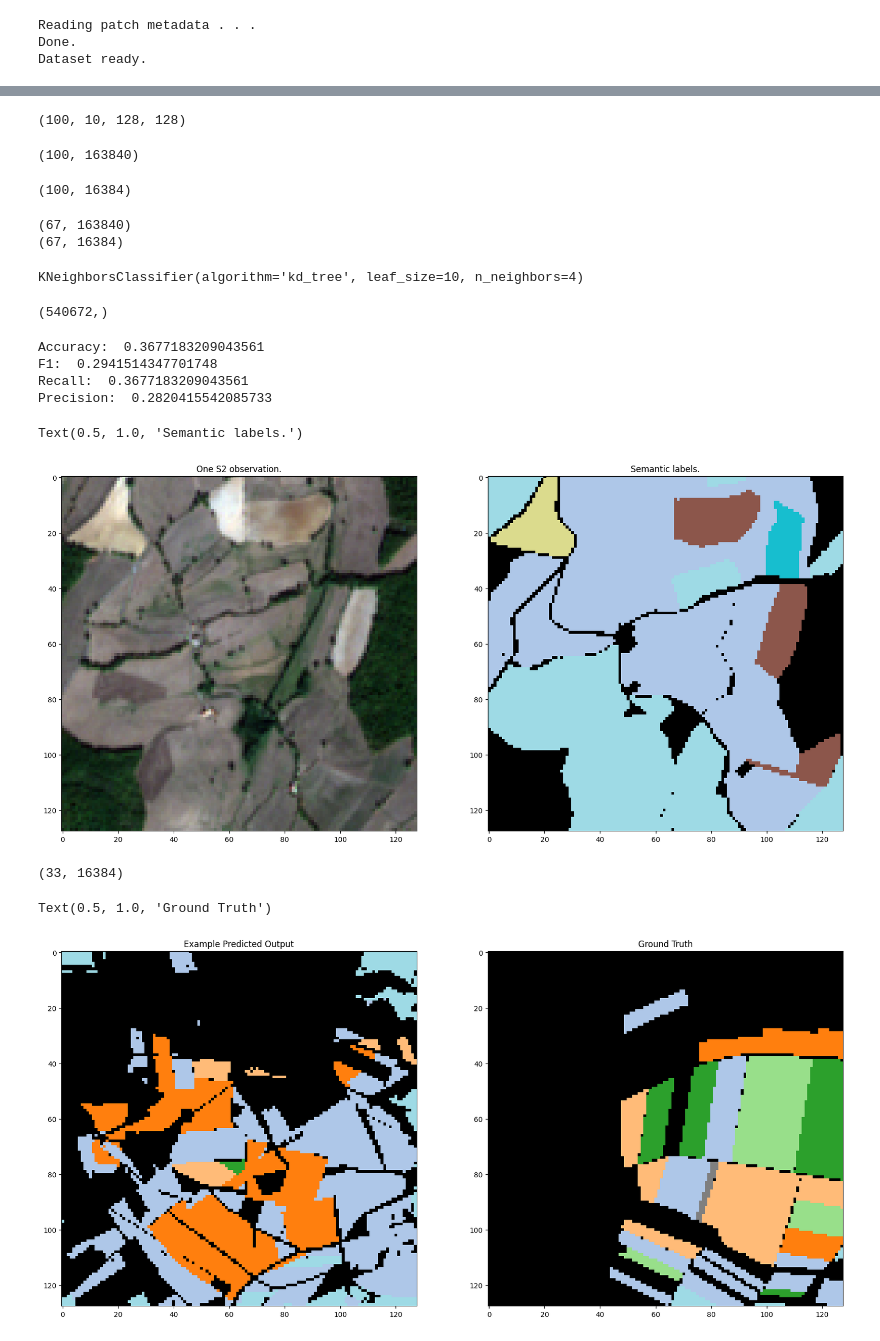
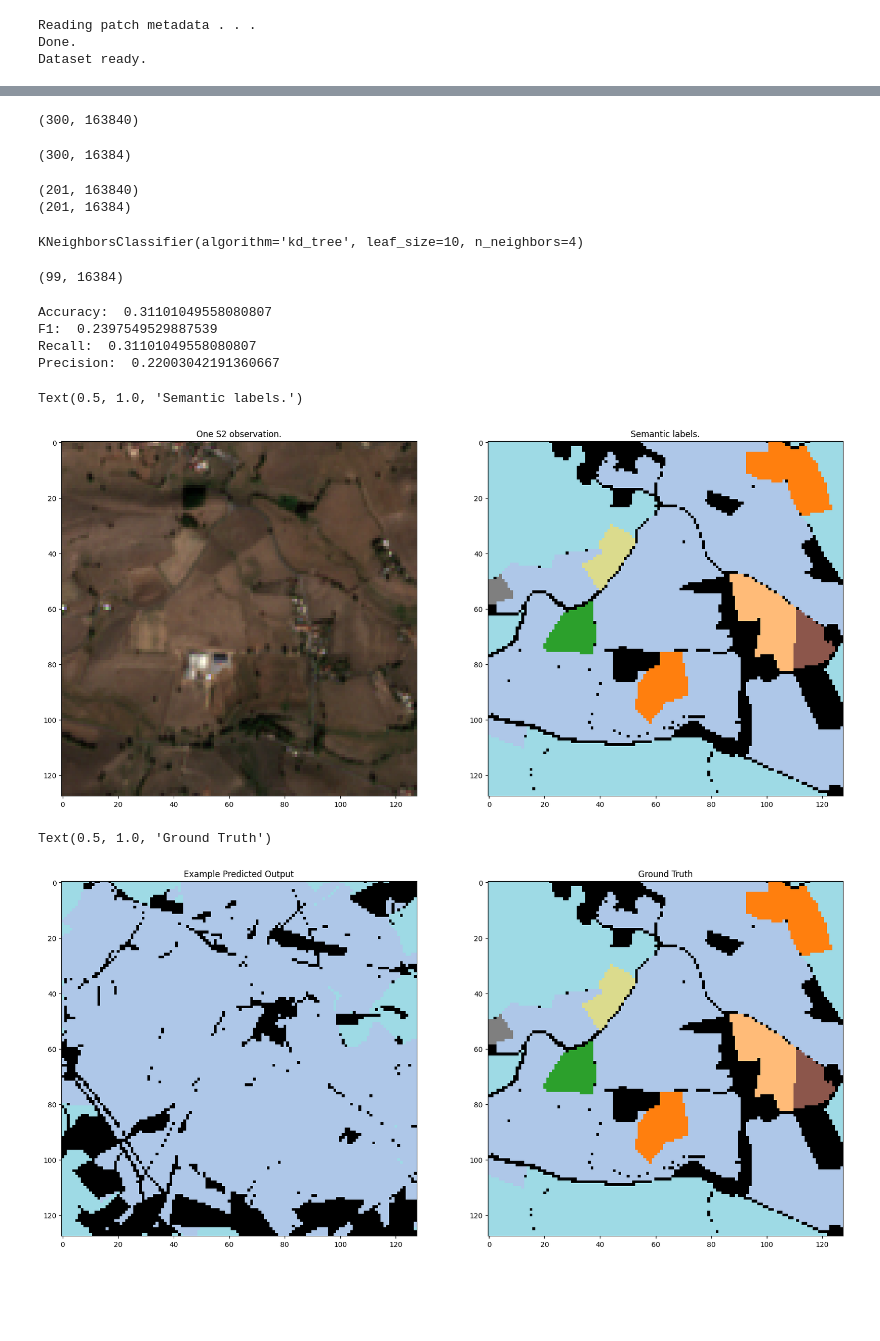
Before and after one commit to blakeschwartz02/CV_Project_2024, a Jupyter notebook: pastis-benchmark/code/knn.ipynb, the cells around one changed output, grey strips where cells are left out. Saved outputs shown, nothing was run; the diff lists cells and outputs as text; code cells hidden in the pictures; blank space fills up the shorter version.

```diff
--- a/pastis-benchmark/code/knn.ipynb
+++ b/pastis-benchmark/code/knn.ipynb
@@ -49,7 +49,7 @@ from collate import pad_collate
 dt = PASTIS_Dataset(PATH_TO_PASTIS, norm=True, target='semantic')
 # If you only need to evaluate semantic segmentation use target='semantic'
 
-dl = torch.utils.data.DataLoader(dt, batch_size=100, collate_fn=pad_collate, shuffle=True)
+dl = torch.utils.data.DataLoader(dt, batch_size=300, collate_fn=pad_collate, shuffle=True)
 # %% [output]
 Reading patch metadata . . .
 Done.
@@ -95,14 +95,13 @@ x_flat = x_flat[:, 0, :, :, :]
 x_flat = x_flat.reshape([x_flat.shape[0], -1])
 x_flat.shape
 # %% [output]
-(100, 10, 128, 128)
+(300, 163840)
-(100, 163840)
 # %%
 # Flatten the labels
 y_flat = y.view(y.shape[0], -1).numpy()
 y_flat.shape
 # %% [output]
-(100, 16384)
+(300, 16384)
 # %%
 x_train, x_test, y_train, y_test = train_test_split(x_flat, y_flat, test_size=0.33, random_state=42)
 # %%
@@ -112,13 +111,13 @@ print(x_train.shape)
 print(y_train.shape)
 knn.fit(x_train, y_train)
 # %% [output]
-(67, 163840)
-(67, 16384)
+(201, 163840)
+(201, 16384)
 KNeighborsClassifier(algorithm='kd_tree', leaf_size=10, n_neighbors=4)
 # %%
 y_test.shape
 # %% [output]
-(540672,)
+(99, 16384)
 # %%
 # Predict
 x_test = x_test.reshape(x_test.shape[0], -1)
@@ -138,22 +137,22 @@ print('F1: ', f1)
 print('Recall: ', recall)
 print('Precision: ', precision)
 # %% [output]
-Accuracy:  0.3677183209043561
-F1:  0.2941514347701748
-Recall:  0.3677183209043561
-Precision:  0.2820415542085733
+Accuracy:  0.31101049558080807
+F1:  0.2397549529887539
+Recall:  0.31101049558080807
+Precision:  0.22003042191360667
 # %%
 dl_ex = torch.utils.data.DataLoader(dt, batch_size=100, collate_fn=pad_collate, shuffle=True)
 (x_ex, dates), y_ex = dl_ex.__iter__().__next__()
 # Flatten the time series
 x_ex_flat = x_ex['S2'].numpy()
 x_ex_flat = x_ex_flat[:, 0, :, :, :]
-x_ex_flat = x_ex_flat.reshape([x_flat.shape[0], -1])
+x_ex_flat = x_ex_flat.reshape([x_ex_flat.shape[0], -1])
 
 # Flatten the labels
 y_ex_flat = y_ex.view(y_ex.shape[0], -1)
 # %%
-bid = 20 # Which element of the batch to plot
+bid = 0 # Which element of the batch to plot
 
 fix, axes = plt.subplots(1,2, figsize=(20,20))
 
@@ -164,23 +163,18 @@ axes[0].set_title('One S2 observation.')
 axes[1].set_title('Semantic labels.')
 # %% [output]
 Text(0.5, 1.0, 'Semantic labels.')
-[figure, old version]
+[figure, new version]
-# %%
-y_test = y_test.reshape([y_flat.shape[0] - y_train.shape[0], y_train.shape[1]])
-y_test.shape
-# %% [output]
-(33, 16384)
 # %%
-y_ex_pred = knn.predict(x_test[20, :].reshape([1, -1]))
+y_ex_pred = knn.predict(x_ex_flat[0, :].reshape([1, -1]))
 y_ex_pred = y_ex_pred.reshape([128, 128])
 # %%
 fix, axes = plt.subplots(1,2, figsize=(20,20))
 
 axes[0].imshow(y_ex_pred, cmap=cmap, vmin=0, vmax=20)
-axes[1].imshow(y_test[20, :].reshape([128, 128]), cmap=cmap, vmin=0, vmax=20)
+axes[1].imshow(y_ex[0].squeeze(), cmap=cmap, vmin=0, vmax=20)
 
 axes[0].set_title('Example Predicted Output')
 axes[1].set_title('Ground Truth')
 # %% [output]
 Text(0.5, 1.0, 'Ground Truth')
-[figure, old version]
+[figure, new version]
```
Also changed, not shown: parts of 2 cells of this notebook, 1 other file.
